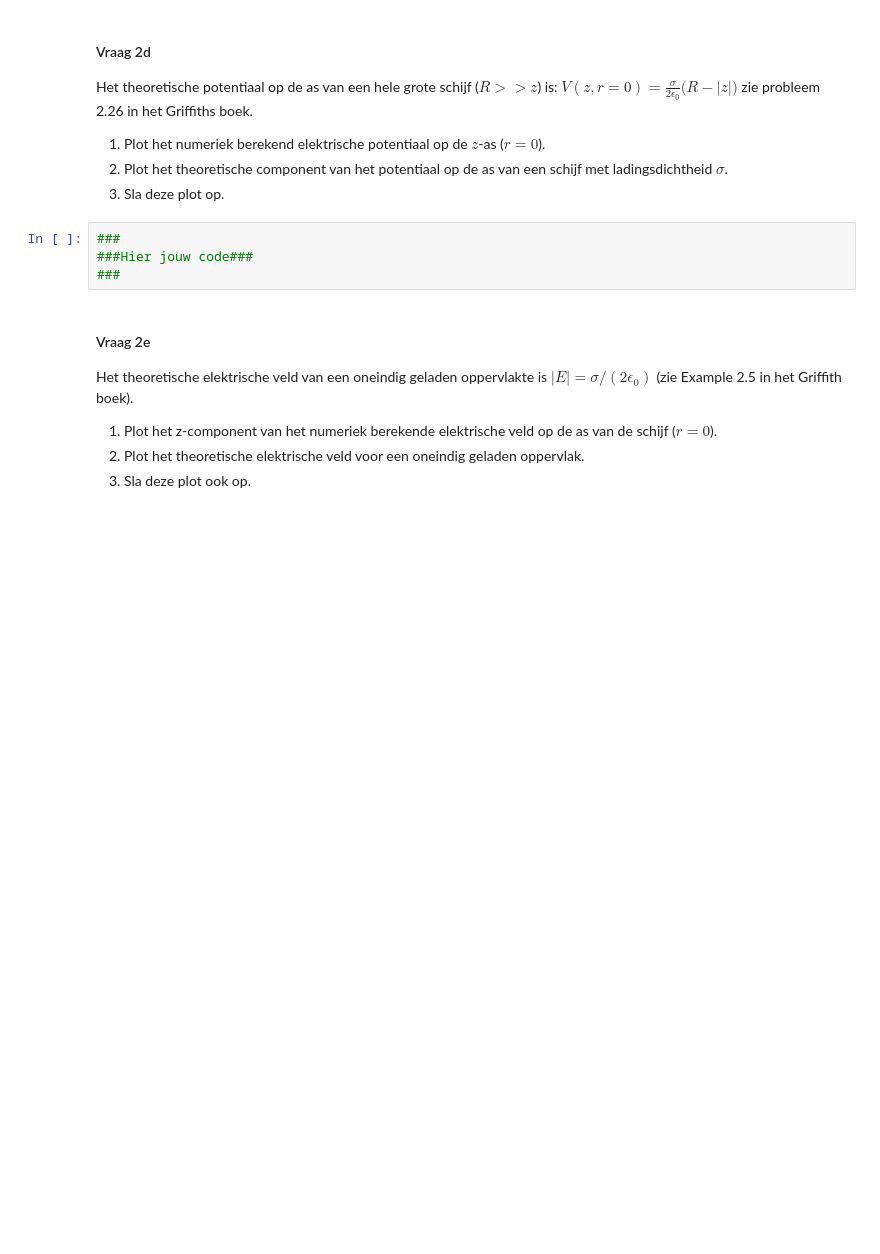
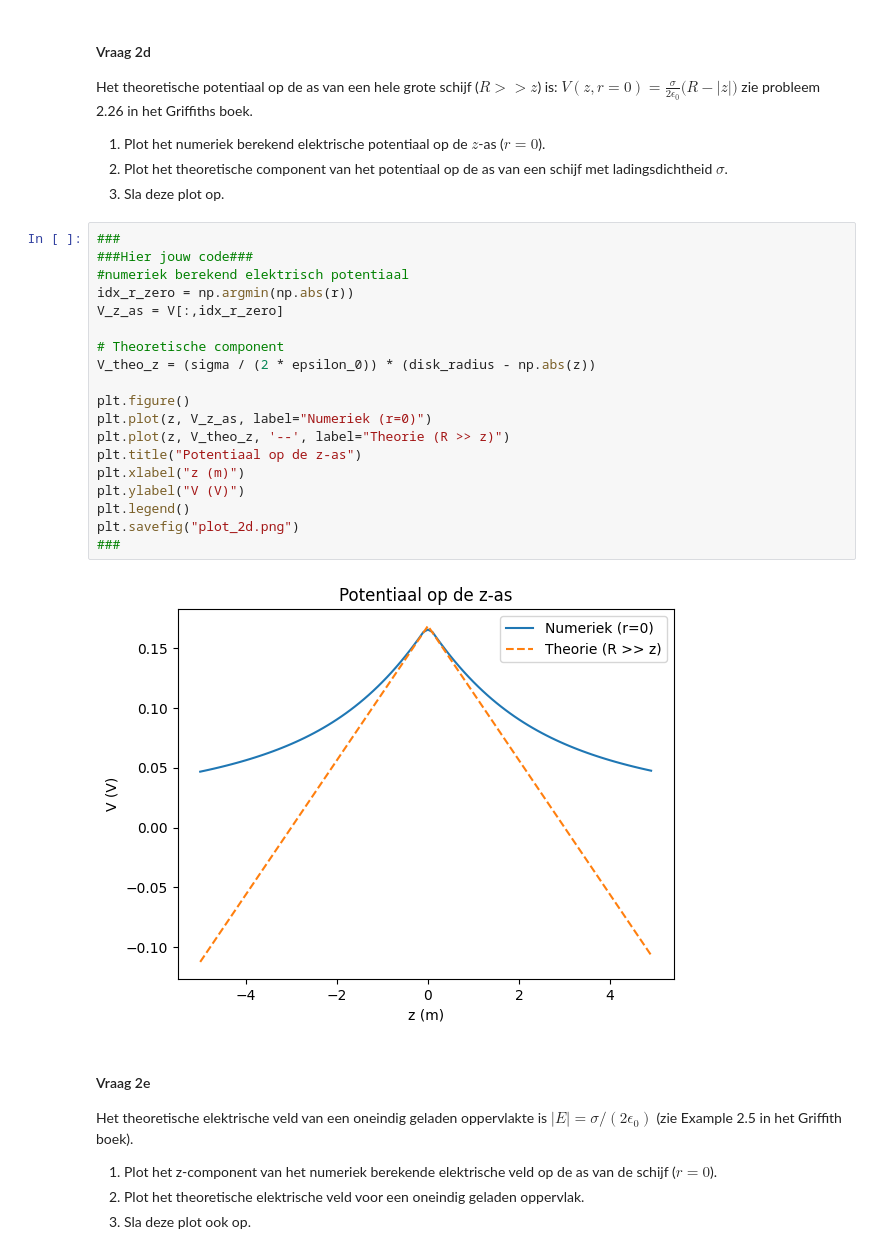
Before and after one commit to owesdorp/opdrachten-DEF-D, a Jupyter notebook: DigitaleOntwerpopdrachten/1CondensatorOpdracht/CondensatorOntwerpopdracht.ipynb, the cells around one changed output. Saved outputs shown, nothing was run; the diff lists cells and outputs as text; blank space fills up the shorter version.

```diff
--- a/DigitaleOntwerpopdrachten/1CondensatorOpdracht/CondensatorOntwerpopdracht.ipynb
+++ b/DigitaleOntwerpopdrachten/1CondensatorOpdracht/CondensatorOntwerpopdracht.ipynb
@@ -235,7 +247,24 @@ zie probleem 2.26 in het Griffiths boek.
 # %%
 ###
 ###Hier jouw code###
+#numeriek berekend elektrisch potentiaal
+idx_r_zero = np.argmin(np.abs(r))
+V_z_as = V[:,idx_r_zero]
+
+# Theoretische component
+V_theo_z = (sigma / (2 * epsilon_0)) * (disk_radius - np.abs(z))
+
+plt.figure()
+plt.plot(z, V_z_as, label="Numeriek (r=0)")
+plt.plot(z, V_theo_z, '--', label="Theorie (R >> z)")
+plt.title("Potentiaal op de z-as")
+plt.xlabel("z (m)")
+plt.ylabel("V (V)")
+plt.legend()
+plt.savefig("plot_2d.png")
 ###
+# %% [output]
+[figure, added]
 # %% [markdown]
 #### Vraag 2e
 
```
Also changed, not shown: parts of 15 cells of this notebook, 4 other files.
